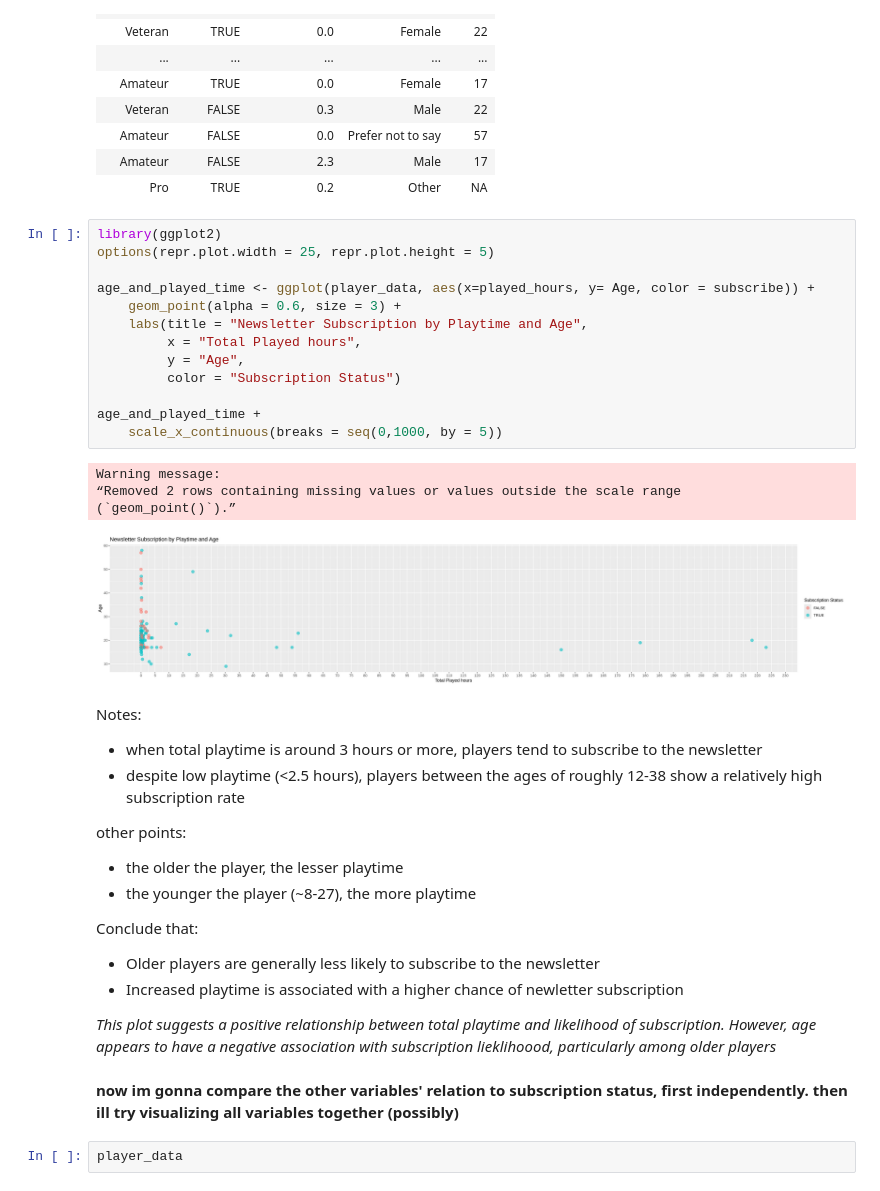
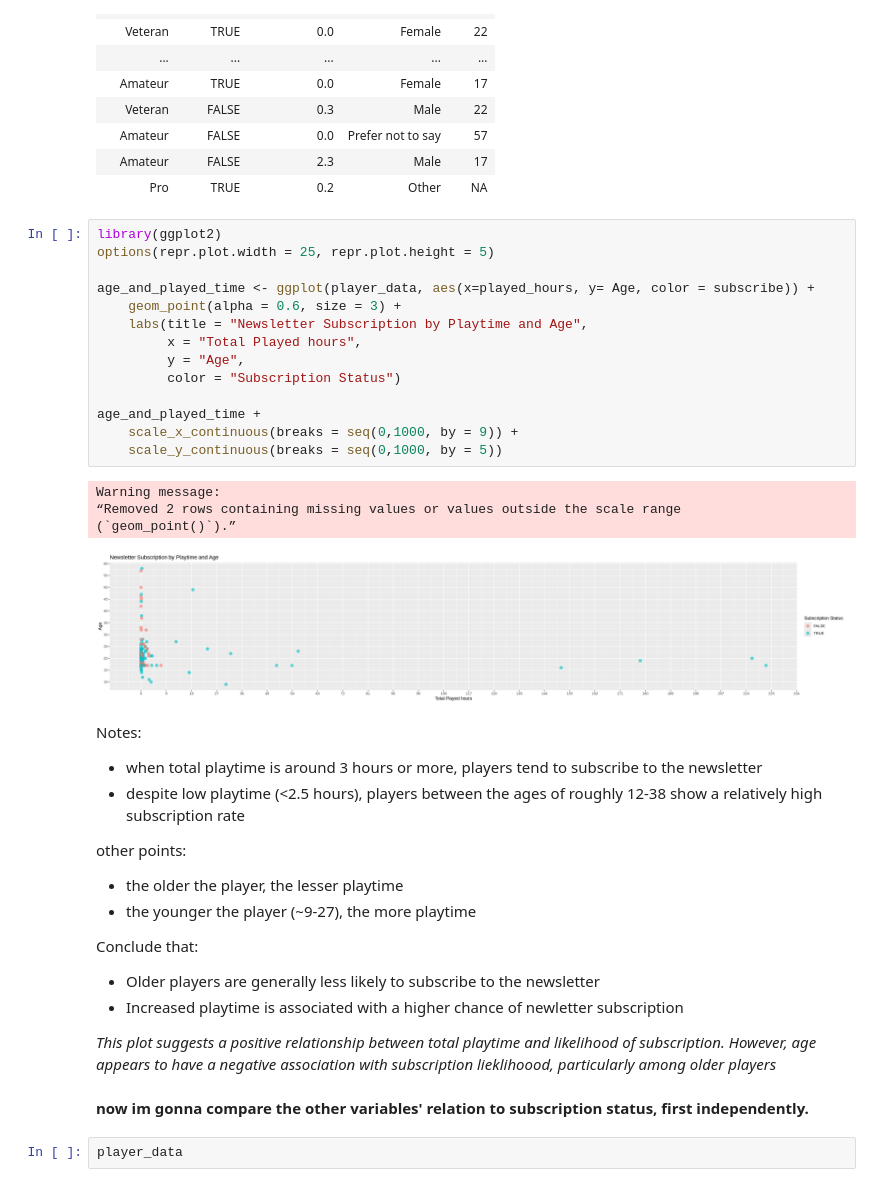
Before and after one commit to acusto27/swaggest-pino, a Jupyter notebook: Exploring relationships in data.ipynb, the cells around one changed output. Saved outputs shown, nothing was run; the diff lists cells and outputs as text.

```diff
--- a/Exploring relationships in data.ipynb
+++ b/Exploring relationships in data.ipynb
@@ -81,21 +84,22 @@ A tibble: 196 × 5
 # %%
 library(ggplot2)
 options(repr.plot.width = 25, repr.plot.height = 5)
 
 age_and_played_time <- ggplot(player_data, aes(x=played_hours, y= Age, color = subscribe)) +
     geom_point(alpha = 0.6, size = 3) +
     labs(title = "Newsletter Subscription by Playtime and Age",
          x = "Total Played hours",
          y = "Age",
          color = "Subscription Status")
 
 age_and_played_time +
-    scale_x_continuous(breaks = seq(0,1000, by = 5))
+    scale_x_continuous(breaks = seq(0,1000, by = 9)) +
+    scale_y_continuous(breaks = seq(0,1000, by = 5))
 # %% [output]
 Warning message:
 “Removed 2 rows containing missing values or values outside the scale range
 (`geom_point()`).”
-[figure, old version]
+[figure, new version]
 # %% [markdown]
 Notes:
 - when total playtime is around 3 hours or more, players tend to subscribe to the newsletter
@@ -103,7 +107,7 @@ Notes:
 
 other points:
 - the older the player, the lesser playtime
-- the younger the player (~8-27), the more playtime
+- the younger the player (~9-27), the more playtime
 
 Conclude that:
 - Older players are generally less likely to subscribe to the newsletter
@@ -111,7 +115,7 @@ Conclude that:
 
 *This plot suggests a positive relationship between total playtime and likelihood of subscription. However, age appears to have a negative association with subscription lieklihoood, particularly among older players*
 # %% [markdown]
-**now im gonna compare the other variables' relation to subscription status, first independently. then ill try visualizing all variables together (possibly)**
+**now im gonna compare the other variables' relation to subscription status, first independently.**
 # %%
 player_data
 # %% [output]
```
Also changed, not shown: parts of 4 cells of this notebook, 2 other files.
